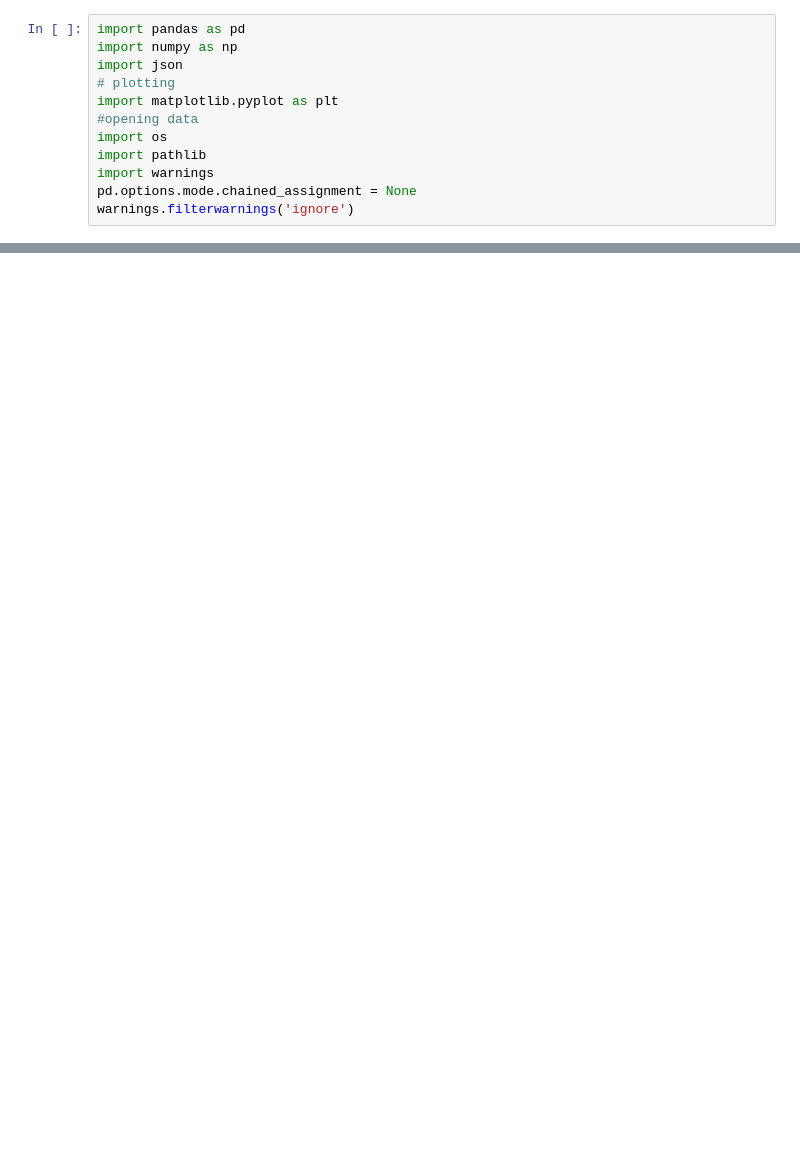
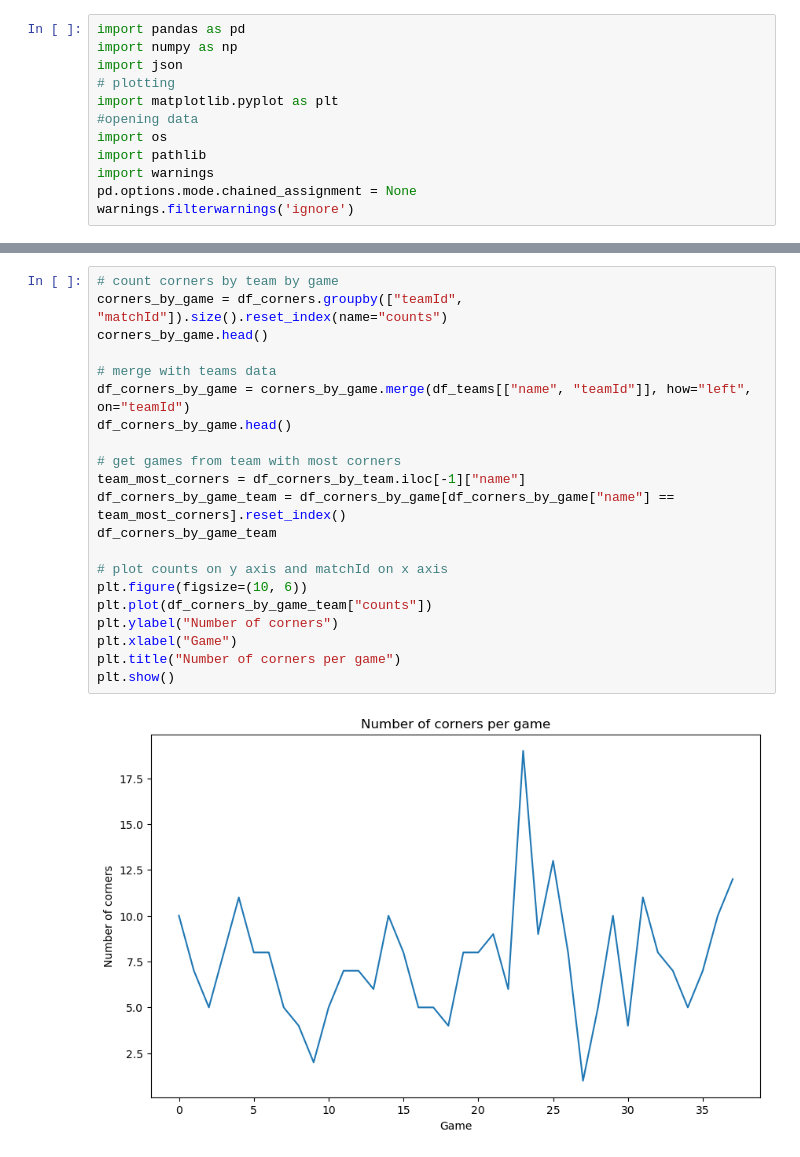
Before and after one commit to MarijnSt/soccermatics, a Jupyter notebook: 0-getting-started/t-test.ipynb, the cells around one changed output, grey strips where cells are left out. Saved outputs shown, nothing was run; the diff lists cells and outputs as text; blank space fills up the shorter version.

```diff
--- a/0-getting-started/t-test.ipynb
+++ b/0-getting-started/t-test.ipynb
@@ -66,0 +67,23 @@ plt.show()
+# %%
+# count corners by team by game
+corners_by_game = df_corners.groupby(["teamId", "matchId"]).size().reset_index(name="counts")
+corners_by_game.head()
+
+# merge with teams data
+df_corners_by_game = corners_by_game.merge(df_teams[["name", "teamId"]], how="left", on="teamId")
+df_corners_by_game.head()
+
+# get games from team with most corners
+team_most_corners = df_corners_by_team.iloc[-1]["name"]
+df_corners_by_game_team = df_corners_by_game[df_corners_by_game["name"] == team_most_corners].reset_index()
+df_corners_by_game_team
+
+# plot counts on y axis and matchId on x axis
+plt.figure(figsize=(10, 6))
+plt.plot(df_corners_by_game_team["counts"])
+plt.ylabel("Number of corners")
+plt.xlabel("Game")
+plt.title("Number of corners per game")
+plt.show()
+# %% [output]
+[figure, added]
```
Also changed, not shown: parts of 1 cell of this notebook.
